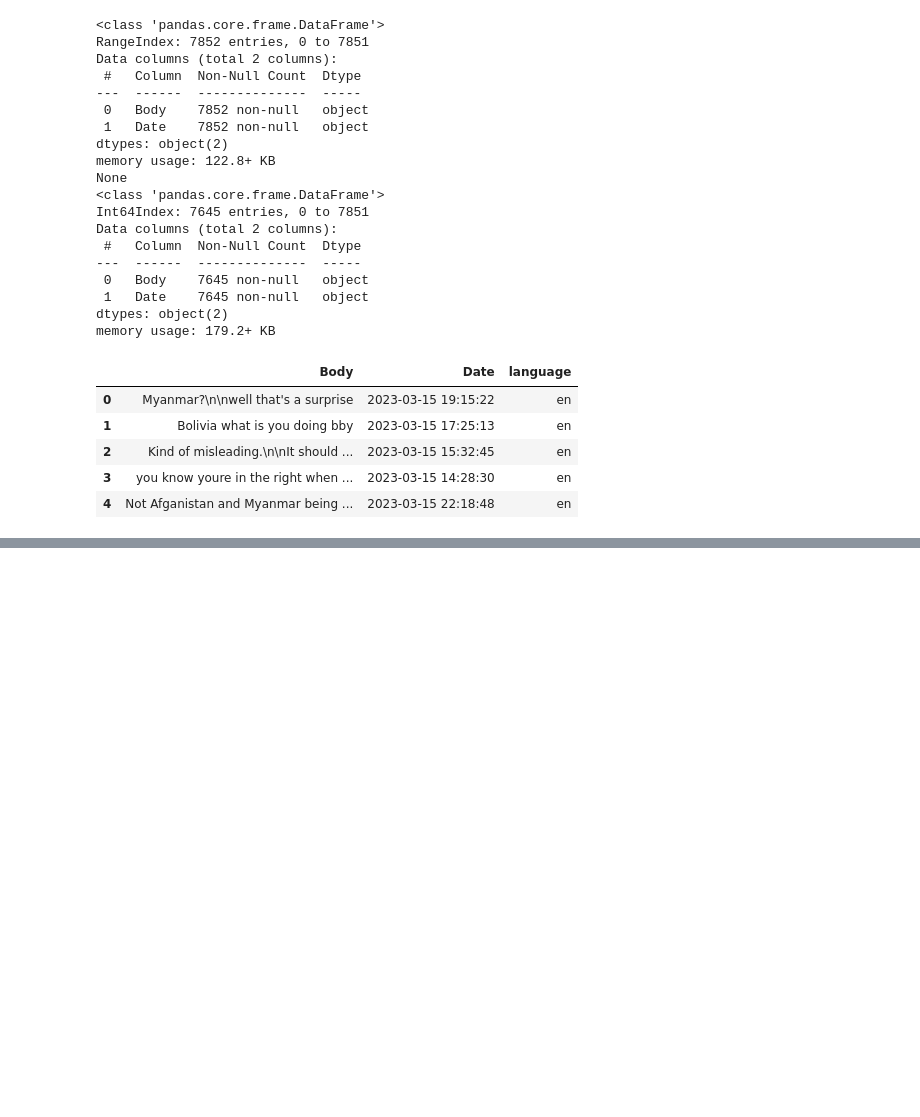
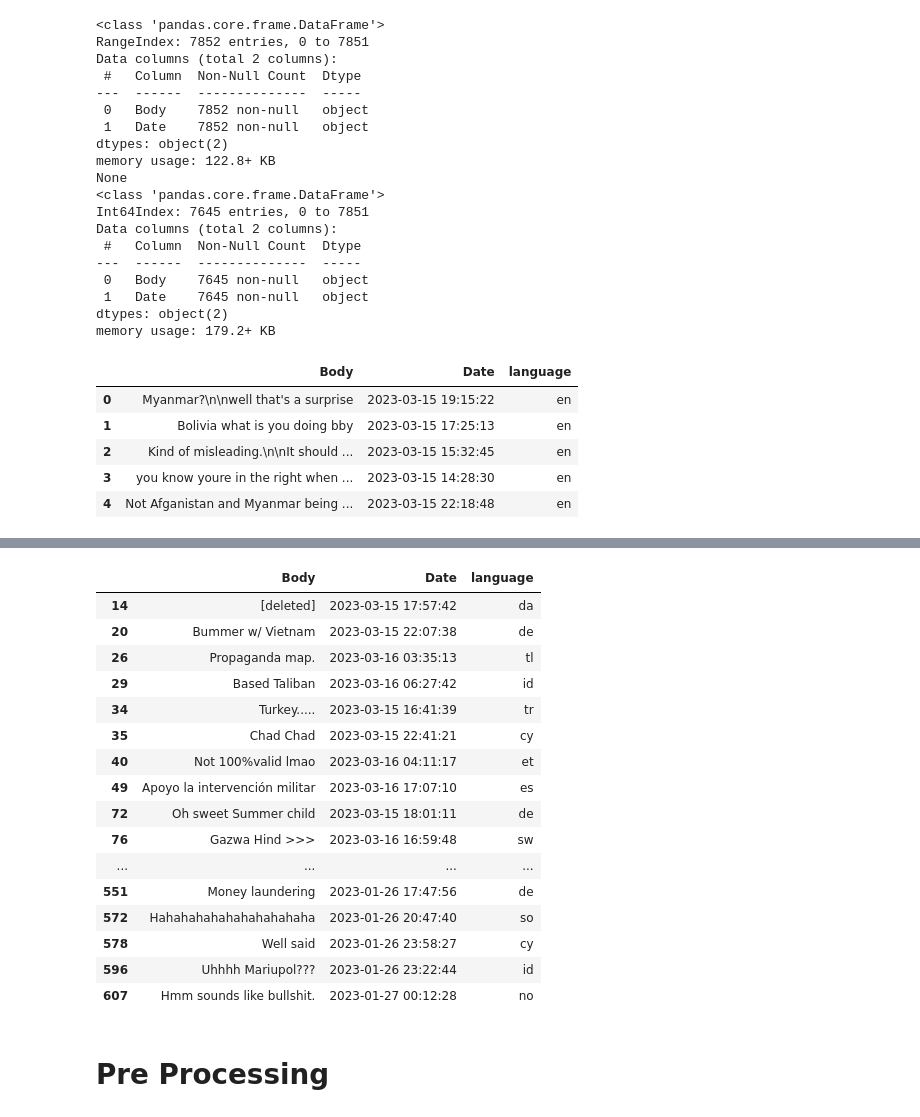
Before and after one commit to farhanwadia/MIE1624project, a Jupyter notebook: p3_TopicModeling.ipynb, the cells around one changed output, grey strips where cells are left out. Cells and saved outputs as stored; diff of their text form; code cells hidden in the pictures; blank space fills up the shorter version.

```diff
--- a/p3_TopicModeling.ipynb
+++ b/p3_TopicModeling.ipynb
@@ -135,0 +156,21 @@ red_text_df.head()
+# %%
+df_check = red_text_df[red_text_df['language'] != 'en']
+df_check.head(40)
+# %% [output]
+|  | Body | Date | language |
+| 14 | [deleted] | 2023-03-15 17:57:42 | da |
+| 20 | Bummer w/ Vietnam | 2023-03-15 22:07:38 | de |
+| 26 | Propaganda map. | 2023-03-16 03:35:13 | tl |
+| 29 | Based Taliban | 2023-03-16 06:27:42 | id |
+| 34 | Turkey..... | 2023-03-15 16:41:39 | tr |
+| 35 | Chad Chad | 2023-03-15 22:41:21 | cy |
+| 40 | Not 100%valid lmao | 2023-03-16 04:11:17 | et |
+| 49 | Apoyo la intervención militar | 2023-03-16 17:07:10 | es |
+| 72 | Oh sweet Summer child | 2023-03-15 18:01:11 | de |
+| 76 | Gazwa Hind >>> | 2023-03-16 16:59:48 | sw |
+| ... | ... | ... | ... |
+| 551 | Money laundering | 2023-01-26 17:47:56 | de |
+| 572 | Hahahahahahahahahahaha | 2023-01-26 20:47:40 | so |
+| 578 | Well said | 2023-01-26 23:58:27 | cy |
+| 596 | Uhhhh Mariupol??? | 2023-01-26 23:22:44 | id |
+| 607 | Hmm sounds like bullshit. | 2023-01-27 00:12:28 | no |
@@ -135,0 +180,2 @@ red_text_df.head()
+# %% [markdown]
+# Pre Processing
```
Also changed, not shown: parts of 14 cells of this notebook.
